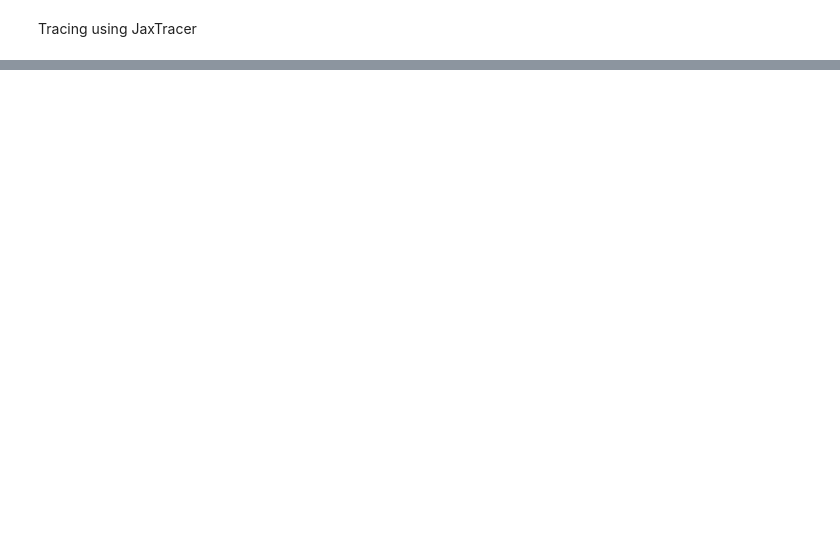
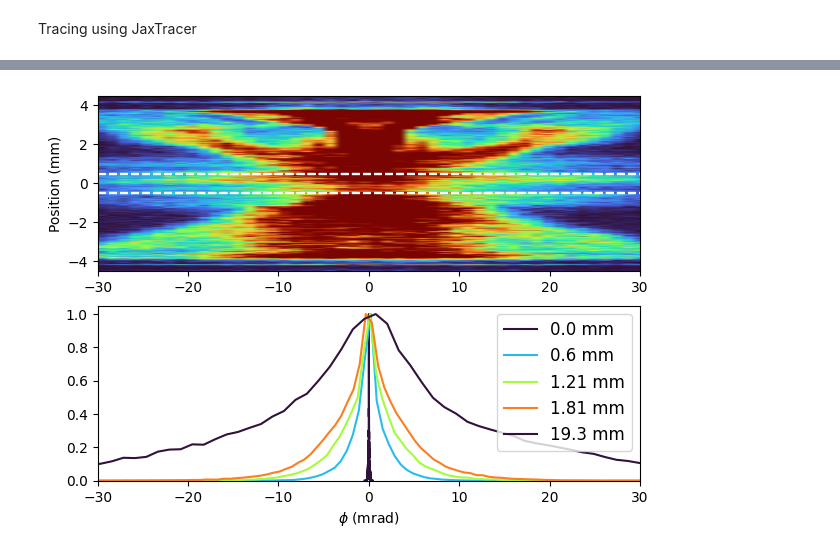
Before and after one commit to MAGPIE-ICL/SLOTH, a Jupyter notebook: examples/04.example_mesh_mesh_solve_at_depth.ipynb, the cells around one changed output, grey strips where cells are left out. Cells and saved outputs as stored; diff of their text form; code cells hidden in the pictures; blank space fills up the shorter version.

Commit message:
completed example - trace at depth

```diff
--- a/examples/04.example_mesh_mesh_solve_at_depth.ipynb
+++ b/examples/04.example_mesh_mesh_solve_at_depth.ipynb
@@ -446,0 +518,38 @@ np.float64(-1.5611996208863324)
+# %%
+import matplotlib.pyplot as plt
+
+fig, (ax0, ax1) = plt.subplots(2,1,figsize=(7,5))
+
+cmap = plt.get_cmap("turbo", 5)
+
+for i in [0, 1, 2 , 3, -2]:
+
+    x_mm = result["jvec"][i][0] * 1e3
+    phi_mrad = result["jvec"][i][1] * 1e3
+
+    phi_centers, phi_dist, x_centers, H, x_mask = phi_distribution_from_roi(
+        x_mm, phi_mrad,
+        x_roi_mm=(-.75, 0.75)
+    )
+
+    extent = [phi_centers.min(), phi_centers.max(), x_centers.min(), x_centers.max()]
+
+    ax0.imshow(H, origin="lower", aspect="auto", extent=extent, cmap="turbo", clim = [H.min(), H.max()*0.1])
+    ax0.axhline(-.5, ls="--", c="w")
+    ax0.axhline( .5, ls="--", c="w")
+    ax0.set_ylim(-4.5, 4.5)
+    ax0.set_yticks([-4, -2, 0, 2, 4])
+    ax0.set_xlim(-30,30)
+    ax0.set_ylabel("Position (mm)")
+
+    ax1.plot(phi_centers, phi_dist / phi_dist.max(), c = cmap(i), lw=1.5, label = f"{round(depth_mm[i], 2)} mm" )
+
+for ax in [ax1]:
+    ax.set_xlim(-30,30)
+    ax.set_xticks([-30, -20,-10,0,10,20,30])
+    ax.grid(False)
+    ax.set_xlabel(r"$\phi$ (mrad)")
+    ax.set_ylim(bottom = 0)
+    ax.legend(fontsize = 12)
+# %% [output]
+[figure, added]
```
Also changed, not shown: parts of 23 cells of this notebook, 1 other file.
